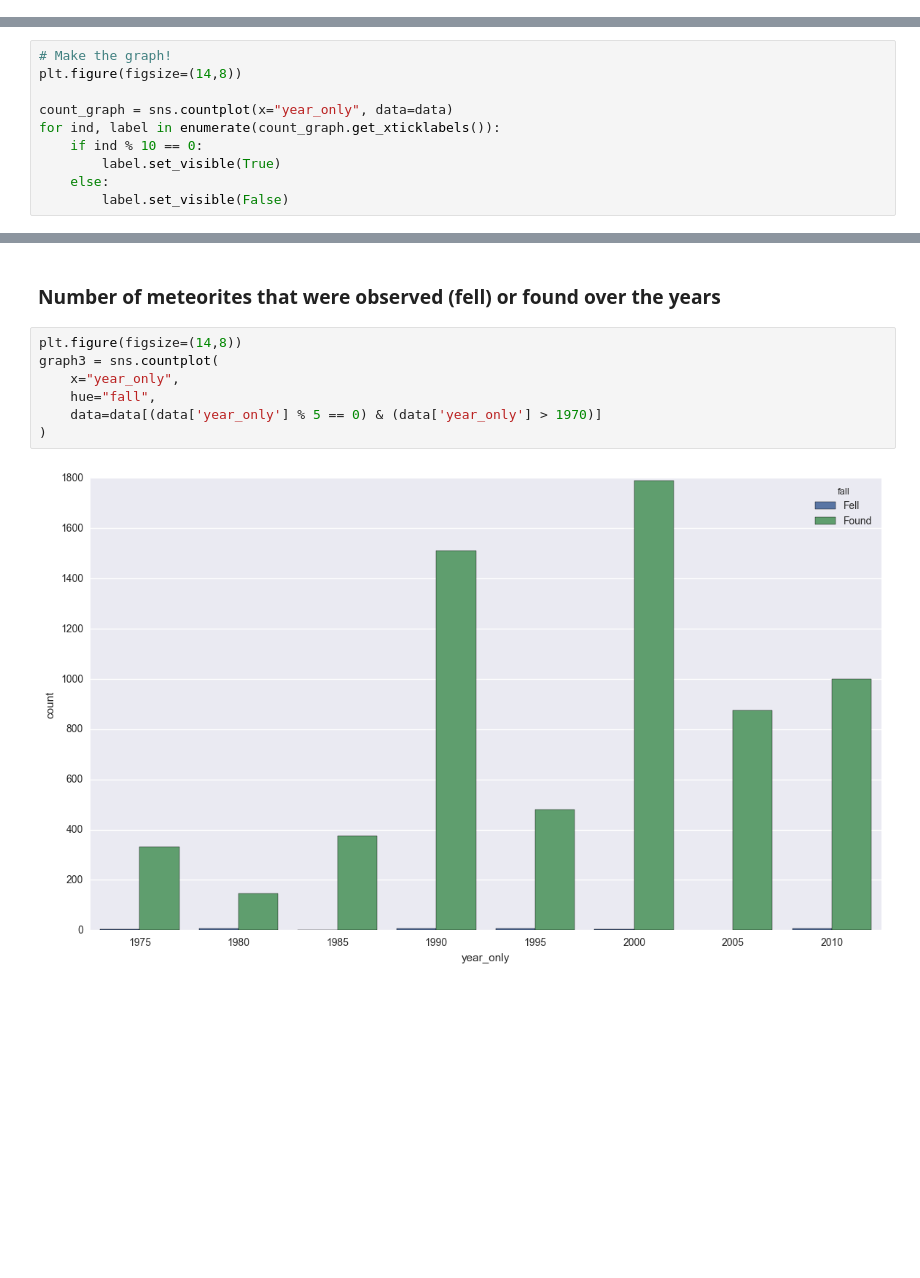
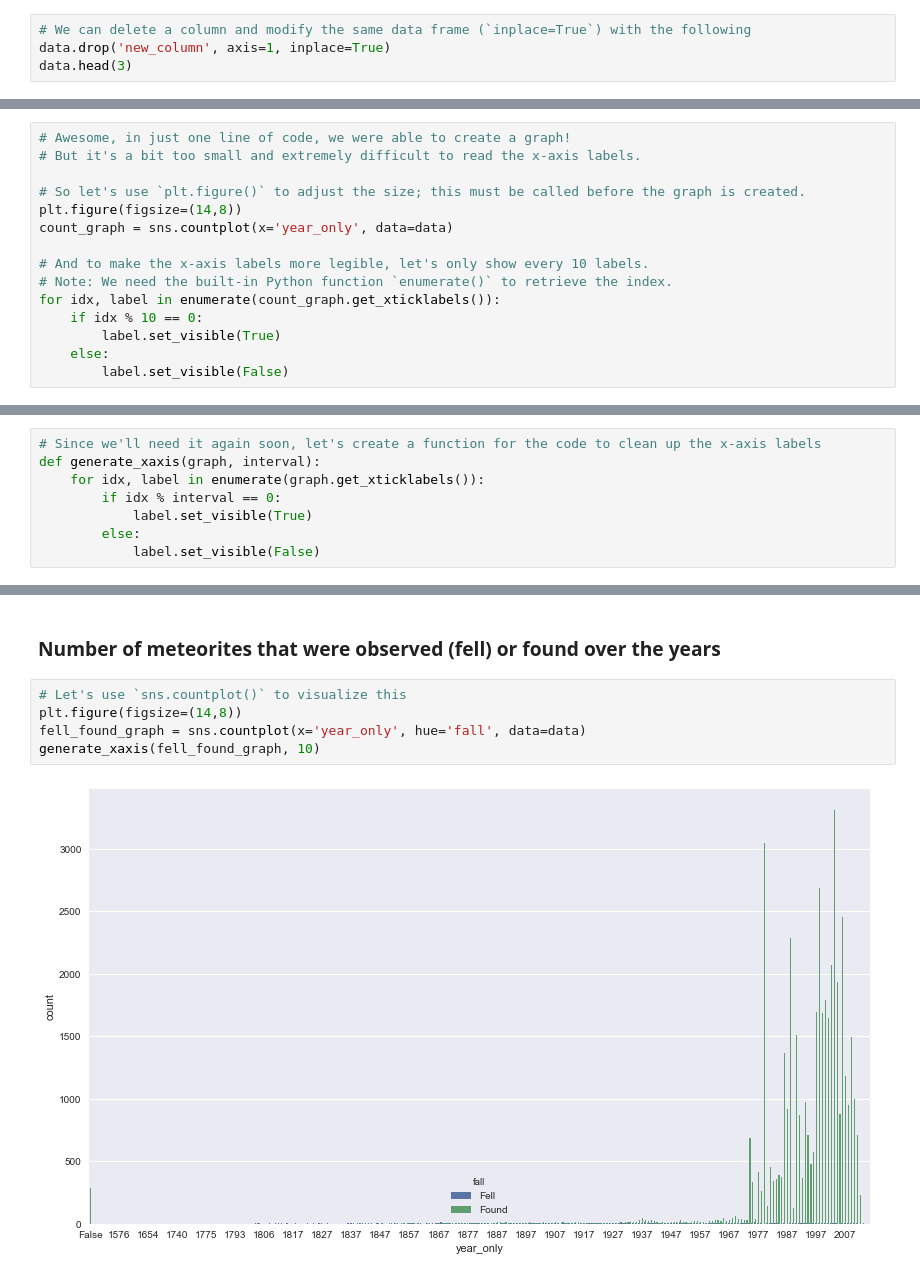
Before and after one commit to devleague/NASA-Launch-Kit-2017, a Jupyter notebook: Meteorite Visualizations with Python.ipynb, the cells around one changed output, grey strips where cells are left out. Cells and saved outputs as stored; diff of their text form; blank space fills up the shorter version.

```diff
--- a/Meteorite Visualizations with Python.ipynb
+++ b/Meteorite Visualizations with Python.ipynb
@@ -181,0 +253,4 @@ High five! You successfuly sent some data to your account on plotly. View your p
+# %%
+# We can delete a column and modify the same data frame (`inplace=True`) with the following
+data.drop('new_column', axis=1, inplace=True)
+data.head(3)
@@ -191,11 +275 @@ def get_year(full_date):
 data['year_only'] = data['year'].apply(lambda x: get_year(x))
-# %%
-# Make the graph!
-plt.figure(figsize=(14,8))
-
-count_graph = sns.countplot(x="year_only", data=data)
-for ind, label in enumerate(count_graph.get_xticklabels()):
-    if ind % 10 == 0:
-        label.set_visible(True)
-    else:
-        label.set_visible(False)
@@ -203,0 +281,15 @@ for ind, label in enumerate(count_graph.get_xticklabels()):
+# %%
+# Awesome, in just one line of code, we were able to create a graph!
+# But it's a bit too small and extremely difficult to read the x-axis labels.
+
+# So let's use `plt.figure()` to adjust the size; this must be called before the graph is created.
+plt.figure(figsize=(14,8))
+count_graph = sns.countplot(x='year_only', data=data)
+
+# And to make the x-axis labels more legible, let's only show every 10 labels.
+# Note: We need the built-in Python function `enumerate()` to retrieve the index.
+for idx, label in enumerate(count_graph.get_xticklabels()):
+    if idx % 10 == 0:
+        label.set_visible(True)
+    else:
+        label.set_visible(False)
@@ -203,0 +298,8 @@ for ind, label in enumerate(count_graph.get_xticklabels()):
+# %%
+# Since we'll need it again soon, let's create a function for the code to clean up the x-axis labels
+def generate_xaxis(graph, interval):
+    for idx, label in enumerate(graph.get_xticklabels()):
+        if idx % interval == 0:
+            label.set_visible(True)
+        else:
+            label.set_visible(False)
@@ -217,11 +355,9 @@ for ind, label in enumerate(mass_graph.get_xticklabels()):
 # %% [markdown]
 ### Number of meteorites that were observed (fell) or found over the years
 # %%
+# Let's use `sns.countplot()` to visualize this
 plt.figure(figsize=(14,8))
-graph3 = sns.countplot(
-    x="year_only",
-    hue="fall",
-    data=data[(data['year_only'] % 5 == 0) & (data['year_only'] > 1970)]
-)
+fell_found_graph = sns.countplot(x='year_only', hue='fall', data=data)
+generate_xaxis(fell_found_graph, 10)
 # %% [output]
-[figure, old version]
+[figure, new version]
```
Also changed, not shown: parts of 35 cells of this notebook.
